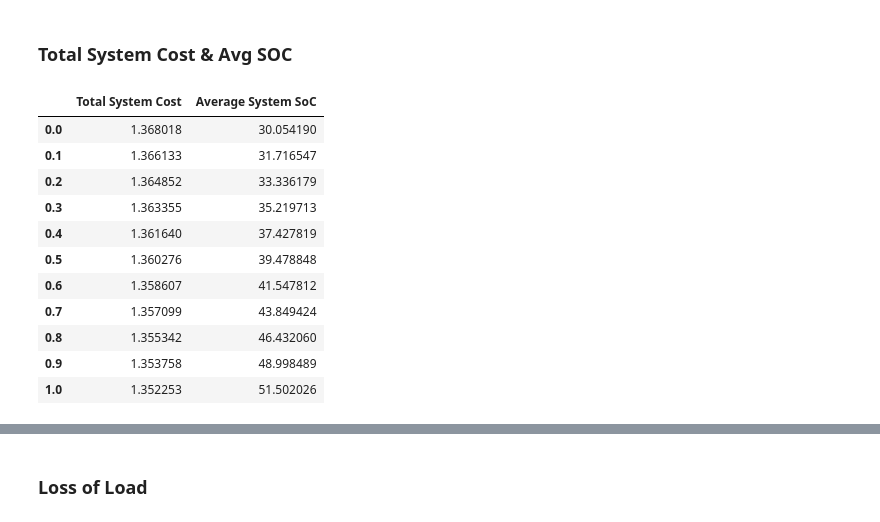
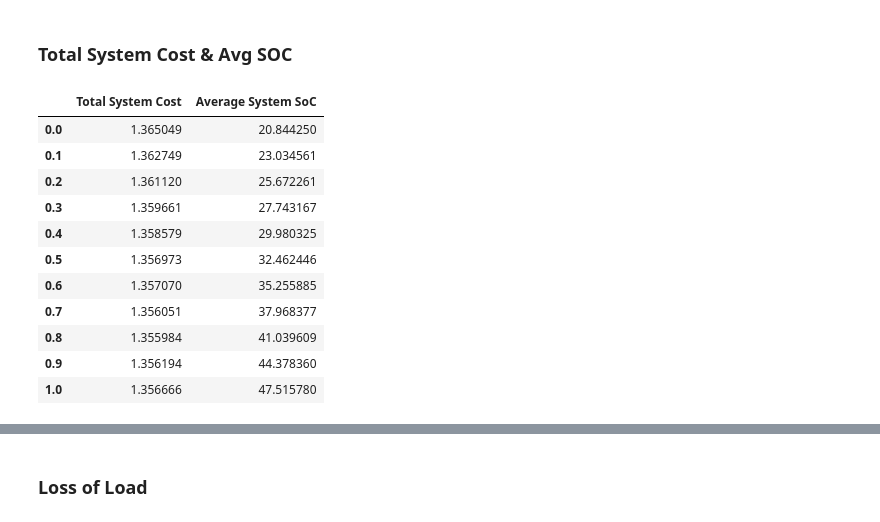
Before and after one commit to niklauskun/STESTS, a Jupyter notebook: Diagnose.ipynb, the cells around one changed output, grey strips where cells are left out. Saved outputs shown, nothing was run; the diff lists cells and outputs as text; code cells hidden in the pictures.

```diff
--- a/Diagnose.ipynb
+++ b/Diagnose.ipynb
@@ -13,9 +13,9 @@ eta = 0.9
 # case_template = 'Strategic/VOLL5GWLinear/2022/UC25ED1_Strategic_true_ratio{}_Seg1_BAW0_MC20.0_hetefalse'
 # case_template = 'Strategic/PriceCap/2022_ED1_Strategic_true_FORB_true_ratio{}_Seg1_BAW0_Fuel2.0_NLC1.2_Error0.25NegativeRenew_1.0-2.0-2.0-2.0-2.0'
 # case_template = 'Strategic/Exp1.2/2022/ED1_Strategic_true_FORB_true_ratio{}_Seg5_BAW0_1.0-2.0-2.0-2.0-2.0'
-case_template = 'Strategic/5GW_C/ED1_Strategic_true_FORB_true_ratio{}_Seg1_BAW0_BSESCbid0.5'
+# case_template = 'Strategic/5GW_C/ED1_Strategic_true_FORB_true_ratio{}_Seg1_BAW0_BSESCbid0.5'
 # case_template = 'Strategic/9000VOLL/ED1_Strategic_true_FORB_true_ratio{}_Seg1_BAW0_BSESCbid0.5_LDESRatio_1.0_LDESDur_4'
-# case_template = 'Strategic/2000PC0.0/5GW_ED1_Strategic_true_FORB_true_ratio{}_Seg5'
+case_template = 'Strategic/2000Quad/5GW_ED1_Strategic_true_FORB_true_ratio{}_Seg5'
 
 
 ratios = [round(i * 0.1, 1) for i in range(11)]
@@ -136,11 +136,9 @@ plt.show()
 # %% [markdown]
 ### Total System Cost & Avg SOC
 # %%
-case_template = 'Strategic/5GW_C/ED1_Strategic_true_FORB_true_ratio{}_Seg1_BAW0_BSESCbid0.5'
+# case_template = 'Strategic/5GW_C/ED1_Strategic_true_FORB_true_ratio{}_Seg1_BAW0_BSESCbid0.5'
 # case_template = 'Strategic/9000VOLL/ED1_Strategic_true_FORB_true_ratio{}_Seg1_BAW0_BSESCbid0.5_LDESRatio_1.0_LDESDur_4'
-# case_template = 'Strategic/2000PC/5GW_ED1_Strategic_true_FORB_true_ratio{}_Seg5'
-# ratios = [0.0]
-
+case_template = 'Strategic/2000Quad/5GW_ED1_Strategic_true_FORB_true_ratio{}_Seg1'
 
 ratios = [round(i * 0.1, 1) for i in range(11)]
 Capacity = 19573.6
@@ -155,9 +153,6 @@ for ratio in ratios:
     try:
         # Read the CSV file for the current case
         cost = pd.read_csv(f'output/{case}/EDcost.csv', header=None)
-        ESD = pd.read_csv('output/'+case+'/EDESD.csv',header=None)
-        ESC = pd.read_csv('output/'+case+'/EDESC.csv',header=None)
-        price = pd.read_csv('output/'+case+'/EDprice.csv',header=None)
         SOC = pd.read_csv(f'output/{case}/EDSOCini.csv', header=None)
     except FileNotFoundError:
         print(f"File for case {case} not found.")
@@ -173,41 +168,41 @@ for ratio in ratios:
     if ratio == 0.0:
         avg_soc = SOC.iloc[:, -6:].sum().sum()/(Capacity*288*364)*100
 #         avg_soc_bs = SOC.iloc[:, -6:].sum().sum()/(Capacity*288*364)*100
 #         avg_soc_ai = float('nan')
     elif ratio == 1.0:
         avg_soc = SOC.iloc[:, -6:].sum().sum()/(Capacity*288*364)*100
 #         avg_soc_bs = float('nan')
 #         avg_soc_ai = SOC.iloc[:, -6:].sum().sum()/(Capacity*288*364)*100
     else:
         avg_soc = SOC.iloc[:, -12:].sum().sum()/(Capacity*288*364)*100
 #         avg_soc_bs = SOC.iloc[:, -11::2].sum().sum()/(Capacity*288*364*(1-ratio))*100
 #         avg_soc_ai = SOC.iloc[:, -12::2].sum().sum()/(Capacity*288*364*ratio)*100
     total_system_costs.append({
                 'Total System Cost': total_cost_normalized,
                 'Average System SoC': avg_soc,
 #                 'Average BS-ES SoC': avg_soc_bs,
 #                 'Average AI-ES SoC': avg_soc_ai,
         })
 # Convert the list to a DataFrame
 total_system_costs_df = pd.DataFrame(total_system_costs, columns=['Total System Cost','Average System SoC'])
 # total_system_costs_df = pd.DataFrame(total_system_costs, columns=['Total System Cost','Average BS-ES SoC','Average AI-ES SoC'])
 
 # Adjust the index to represent ratios directly, if desired
 # total_system_costs_df.index = [str(round(i * 0.1, 1)) for i in range(11)]
 total_system_costs_df.index = ratios
 
 
 total_system_costs_df
 # %% [output]
 |  | Total System Cost | Average System SoC |
-| 0.0 | 1.368018 | 30.054190 |
-| 0.1 | 1.366133 | 31.716547 |
-| 0.2 | 1.364852 | 33.336179 |
-| 0.3 | 1.363355 | 35.219713 |
-| 0.4 | 1.361640 | 37.427819 |
-| 0.5 | 1.360276 | 39.478848 |
-| 0.6 | 1.358607 | 41.547812 |
-| 0.7 | 1.357099 | 43.849424 |
-| 0.8 | 1.355342 | 46.432060 |
-| 0.9 | 1.353758 | 48.998489 |
-| 1.0 | 1.352253 | 51.502026 |
+| 0.0 | 1.365049 | 20.844250 |
+| 0.1 | 1.362749 | 23.034561 |
+| 0.2 | 1.361120 | 25.672261 |
+| 0.3 | 1.359661 | 27.743167 |
+| 0.4 | 1.358579 | 29.980325 |
+| 0.5 | 1.356973 | 32.462446 |
+| 0.6 | 1.357070 | 35.255885 |
+| 0.7 | 1.356051 | 37.968377 |
+| 0.8 | 1.355984 | 41.039609 |
+| 0.9 | 1.356194 | 44.378360 |
+| 1.0 | 1.356666 | 47.515780 |
```
Also changed, not shown: parts of 19 cells of this notebook, 6 other files.
